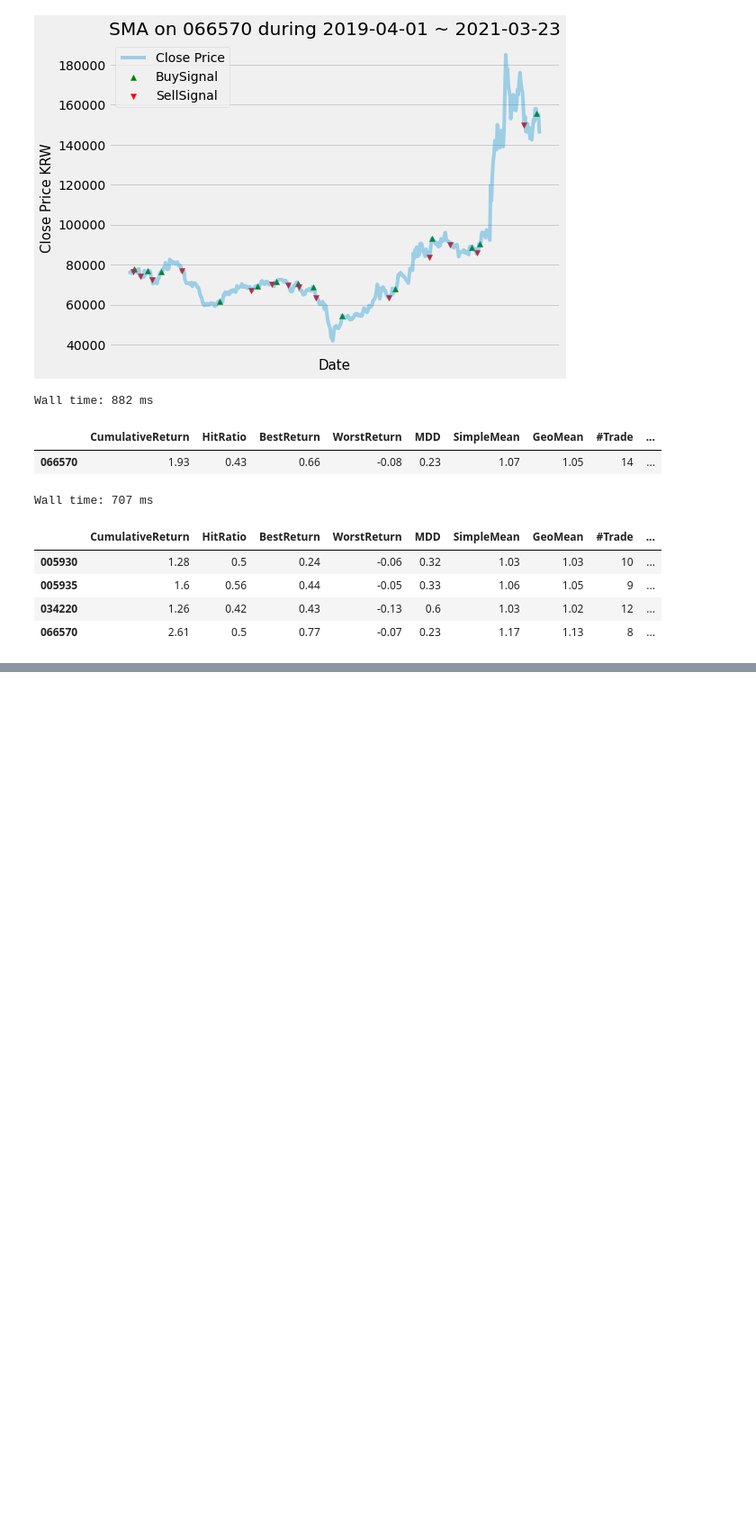
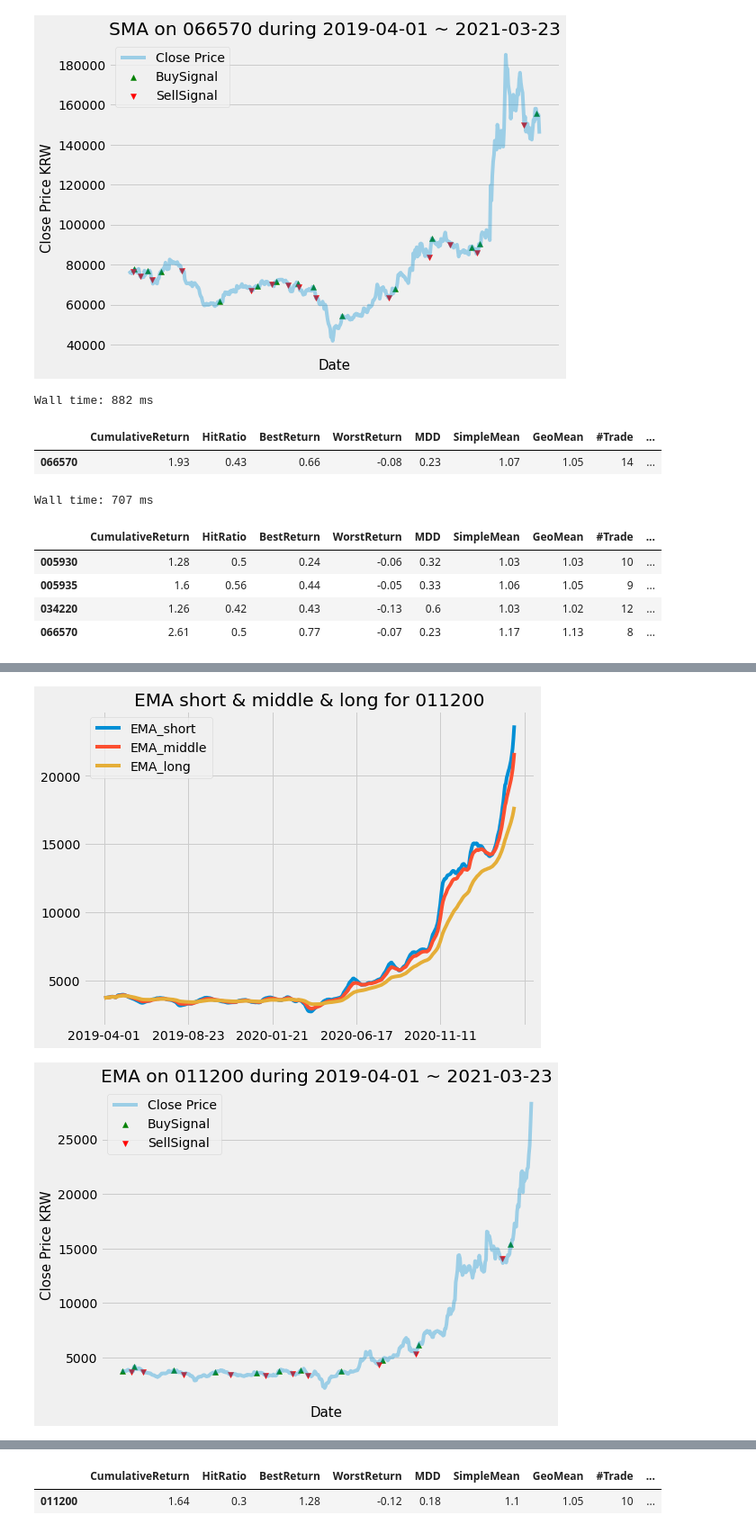
Before and after one commit to hossunny/StockTradingAutomation, a Jupyter notebook: TechnicalIndicator/MAC_ENG.ipynb, the cells around one changed output, grey strips where cells are left out. Shown at 90% size. Cells and saved outputs as stored; diff of their text form; code cells hidden in the pictures; blank space fills up the shorter version.

```diff
--- a/TechnicalIndicator/SMA_ENG.ipynb
+++ b/TechnicalIndicator/MAC_ENG.ipynb
@@ -51,6 +54,10 @@ def SharpeRatio(rt_df, bncmrk=0.02):
 def SMA(pr, ndays=22, min_days=1):
     code = pr.columns[0]
     return pr[[code]].rolling(window=ndays, min_periods=min_days).mean()
+# %%
+def EMA(pr, ndays=22, min_days=1):
+    code = pr.columns[0]
+    return pr[[code]].ewm(ndays,min_periods=min_days).mean()
 # %%
 def SMA_Label(pr_df, long_d=26, short_d=12, min_days=1):
     pr = pr_df.copy()
@@ -170,0 +184,10 @@ total
+# %%
+def EMA_Label(pr_df, long_d=40, mid_d=20, short_d=5, min_days=1):
+    pr = pr_df.copy()
+    shortEMA = EMA(pr, short_d, min_days=min_days)
+    midEMA = EMA(pr, mid_d, min_days=min_days)
+    longEMA = EMA(pr, long_d, min_days=min_days)
+    pr['EMA_short'] = shortEMA
+    pr['EMA_middle'] = midEMA
+    pr['EMA_long'] = longEMA
+    return pr
@@ -170,0 +218,29 @@ total
+# %%
+def EMA_Run(start, end, code, long_d=40, mid_d=20, short_d=5, min_p=1, doplot=True):
+    pr = ldr.GetPricelv2(start, end, [code])
+    ema = EMA_Label(pr, long_d=long_d, mid_d=mid_d, short_d=short_d, min_days=min_p)
+    if doplot :
+        plt.style.use('fivethirtyeight')
+        ema[['EMA_short','EMA_middle','EMA_long']].plot(figsize=(8,6))
+        plt.title("EMA short & middle & long for {}".format(code))
+    ema_sig = EMA_Signal(ema)
+    if doplot :
+        plt.figure(figsize=(8,6))
+        plt.scatter(ema_sig.index, ema_sig['BuySignal'], color='green',label='BuySignal',marker='^',alpha=1)
+        plt.scatter(ema_sig.index, ema_sig['SellSignal'], color='red',label='SellSignal',marker='v',alpha=1)
+        plt.plot(ema_sig['close'], label='Close Price', alpha=0.35)
+        plt.xticks([],rotation=45)
+        plt.title('EMA on {} during {} ~ {}'.format(code,start,end))
+        plt.xlabel('Date',fontsize=15)
+        plt.ylabel('Close Price KRW',fontsize=15)
+        plt.legend(loc='upper left')
+        plt.show()
+    _, rst = BackTest(ema_sig)
+    rst.index = [code]
+    return rst
+# %%
+%%time
+EMA_Run('2019-04-01','2021-03-23','011200',30,10,5,1,True)
+# %% [output]
+[figure, added]
+[figure, added]
@@ -170,0 +248,2 @@ total
+|  | CumulativeReturn | HitRatio | BestReturn | WorstReturn | MDD | SimpleMean | GeoMean | #Trade | ... |
+| 011200 | 1.64 | 0.3 | 1.28 | -0.12 | 0.18 | 1.1 | 1.05 | 10 | ... |
```
Also changed, not shown: parts of 10 cells of this notebook.
